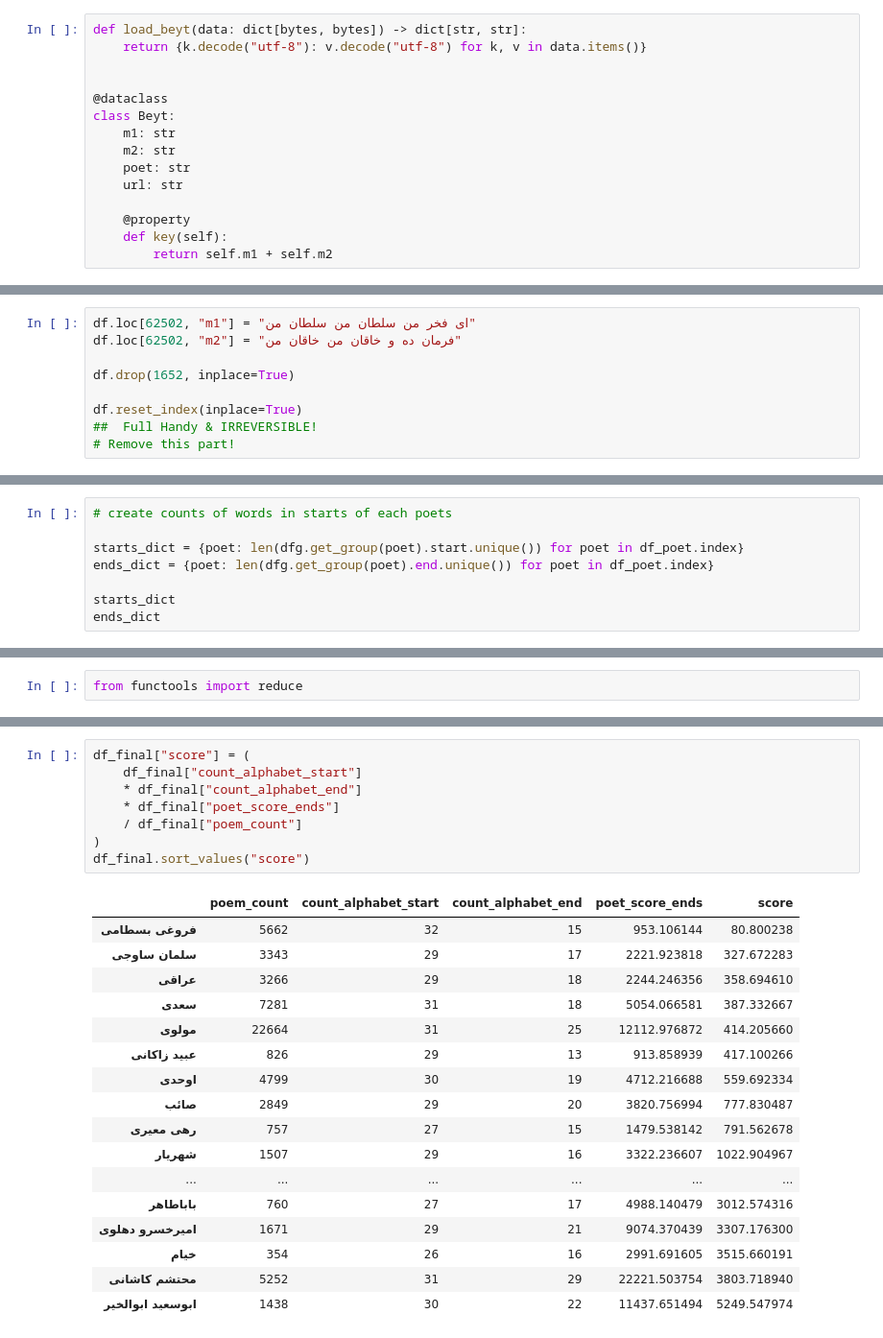
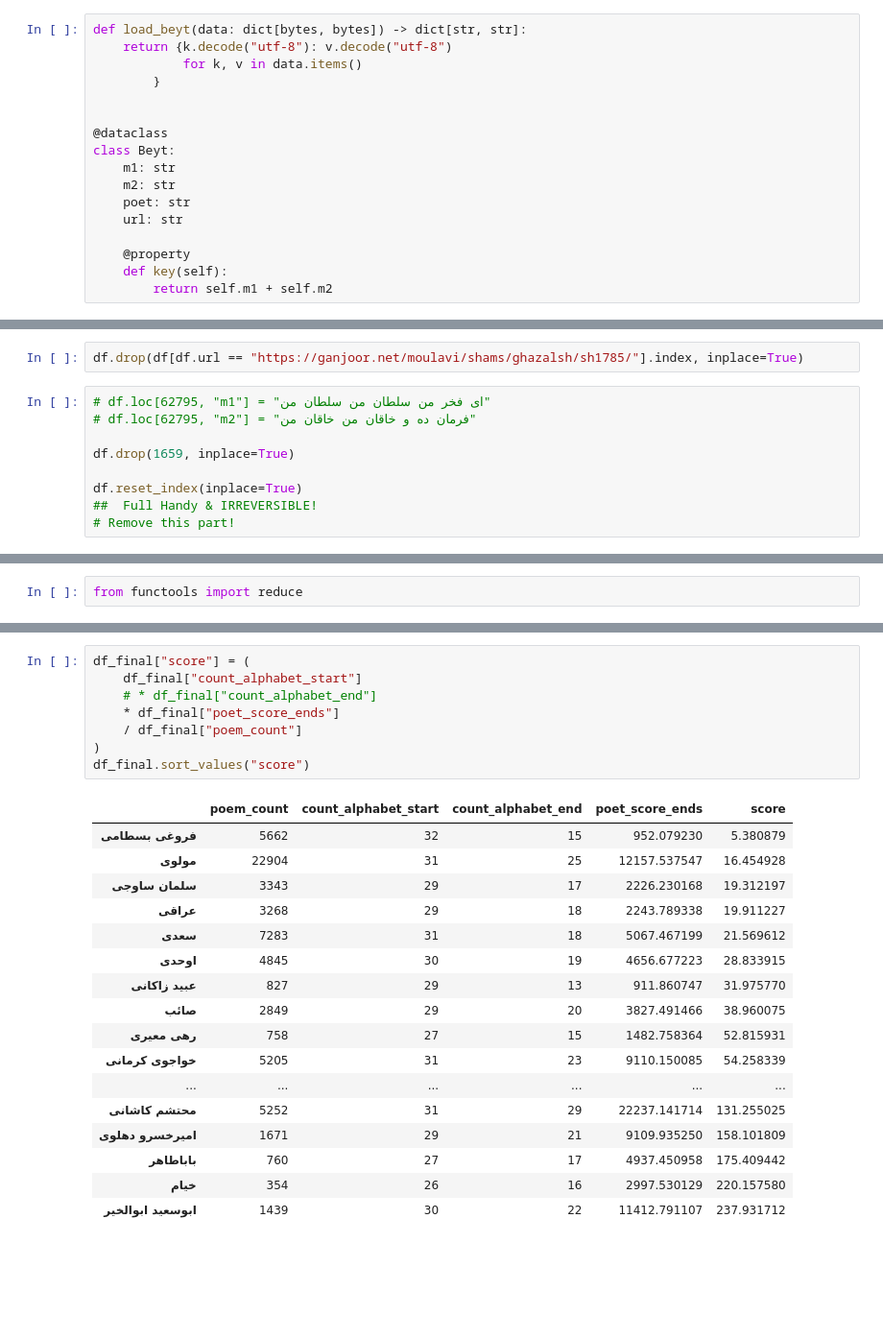
Before and after one commit to aerosadegh/poetic-analysis, a Jupyter notebook: results/process.ipynb, the cells around one changed output, grey strips where cells are left out. Shown at 96% size. Cells and saved outputs as stored; diff of their text form; blank space fills up the shorter version.

```diff
--- a/results/process.ipynb
+++ b/results/process.ipynb
@@ -24,7 +24,9 @@ r.hgetall(keys[0])
 ### Here we write some structures and functions for handling Beyt objects
 # %%
 def load_beyt(data: dict[bytes, bytes]) -> dict[str, str]:
-    return {k.decode("utf-8"): v.decode("utf-8") for k, v in data.items()}
+    return {k.decode("utf-8"): v.decode("utf-8")
+            for k, v in data.items()
+        }
 
 
 @dataclass
@@ -128,8 +143,10 @@ df[(df.m1.str.len() < 10) | (df.m2.str.len() < 10)].style
+# %%
+df.drop(df[df.url == "https://ganjoor.net/moulavi/shams/ghazalsh/sh1785/"].index, inplace=True)
 # %%
-df.loc[62502, "m1"] = "ای فخر من سلطان من سلطان من"
-df.loc[62502, "m2"] = "فرمان ده و خاقان من خاقان من"
+# df.loc[62795, "m1"] = "ای فخر من سلطان من سلطان من"
+# df.loc[62795, "m2"] = "فرمان ده و خاقان من خاقان من"
 
-df.drop(1652, inplace=True)
+df.drop(1659, inplace=True)
 
 df.reset_index(inplace=True)
 ##  Full Handy & IRREVERSIBLE!
@@ -347,11 +364,3 @@ ends_dict
  'فروغی بسطامی': 15,
  'سعدی': 18,
  'مولوی': 25}
-# %%
-# create counts of words in starts of each poets
-
-starts_dict = {poet: len(dfg.get_group(poet).start.unique()) for poet in df_poet.index}
-ends_dict = {poet: len(dfg.get_group(poet).end.unique()) for poet in df_poet.index}
-
-starts_dict
-ends_dict
@@ -503,26 +512,26 @@ df_final = df_count.merge(
 # %%
 df_final["score"] = (
     df_final["count_alphabet_start"]
-    * df_final["count_alphabet_end"]
+    # * df_final["count_alphabet_end"]
     * df_final["poet_score_ends"]
     / df_final["poem_count"]
 )
 df_final.sort_values("score")
 # %% [output]
 |  | poem_count | count_alphabet_start | count_alphabet_end | poet_score_ends | score |
-| فروغی بسطامی | 5662 | 32 | 15 | 953.106144 | 80.800238 |
-| سلمان ساوجی | 3343 | 29 | 17 | 2221.923818 | 327.672283 |
-| عراقی | 3266 | 29 | 18 | 2244.246356 | 358.694610 |
-| سعدی | 7281 | 31 | 18 | 5054.066581 | 387.332667 |
-| مولوی | 22664 | 31 | 25 | 12112.976872 | 414.205660 |
-| عبید زاکانی | 826 | 29 | 13 | 913.858939 | 417.100266 |
-| اوحدی | 4799 | 30 | 19 | 4712.216688 | 559.692334 |
-| صائب | 2849 | 29 | 20 | 3820.756994 | 777.830487 |
-| رهی معیری | 757 | 27 | 15 | 1479.538142 | 791.562678 |
-| شهریار | 1507 | 29 | 16 | 3322.236607 | 1022.904967 |
+| فروغی بسطامی | 5662 | 32 | 15 | 952.079230 | 5.380879 |
+| مولوی | 22904 | 31 | 25 | 12157.537547 | 16.454928 |
+| سلمان ساوجی | 3343 | 29 | 17 | 2226.230168 | 19.312197 |
+| عراقی | 3268 | 29 | 18 | 2243.789338 | 19.911227 |
+| سعدی | 7283 | 31 | 18 | 5067.467199 | 21.569612 |
+| اوحدی | 4845 | 30 | 19 | 4656.677223 | 28.833915 |
+| عبید زاکانی | 827 | 29 | 13 | 911.860747 | 31.975770 |
+| صائب | 2849 | 29 | 20 | 3827.491466 | 38.960075 |
+| رهی معیری | 758 | 27 | 15 | 1482.758364 | 52.815931 |
+| خواجوی کرمانی | 5205 | 31 | 23 | 9110.150085 | 54.258339 |
 | ... | ... | ... | ... | ... | ... |
-| باباطاهر | 760 | 27 | 17 | 4988.140479 | 3012.574316 |
-| امیرخسرو دهلوی | 1671 | 29 | 21 | 9074.370439 | 3307.176300 |
-| خیام | 354 | 26 | 16 | 2991.691605 | 3515.660191 |
-| محتشم کاشانی | 5252 | 31 | 29 | 22221.503754 | 3803.718940 |
-| ابوسعید ابوالخیر | 1438 | 30 | 22 | 11437.651494 | 5249.547974 |
+| محتشم کاشانی | 5252 | 31 | 29 | 22237.141714 | 131.255025 |
+| امیرخسرو دهلوی | 1671 | 29 | 21 | 9109.935250 | 158.101809 |
+| باباطاهر | 760 | 27 | 17 | 4937.450958 | 175.409442 |
+| خیام | 354 | 26 | 16 | 2997.530129 | 220.157580 |
+| ابوسعید ابوالخیر | 1439 | 30 | 22 | 11412.791107 | 237.931712 |
```
Also changed, not shown: parts of 17 cells of this notebook, 1 other file.
